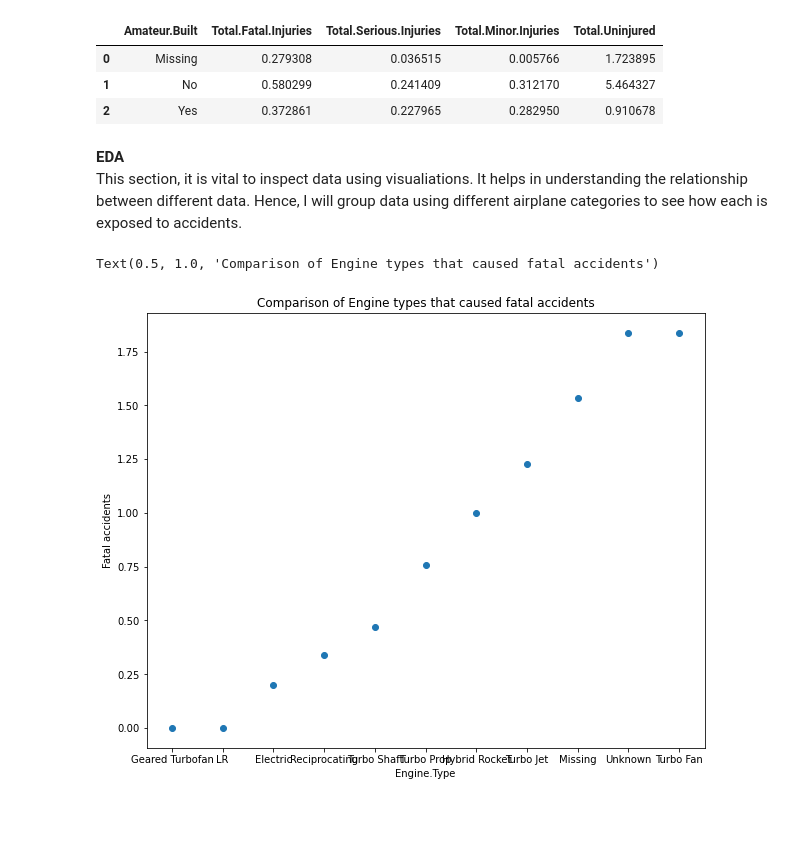
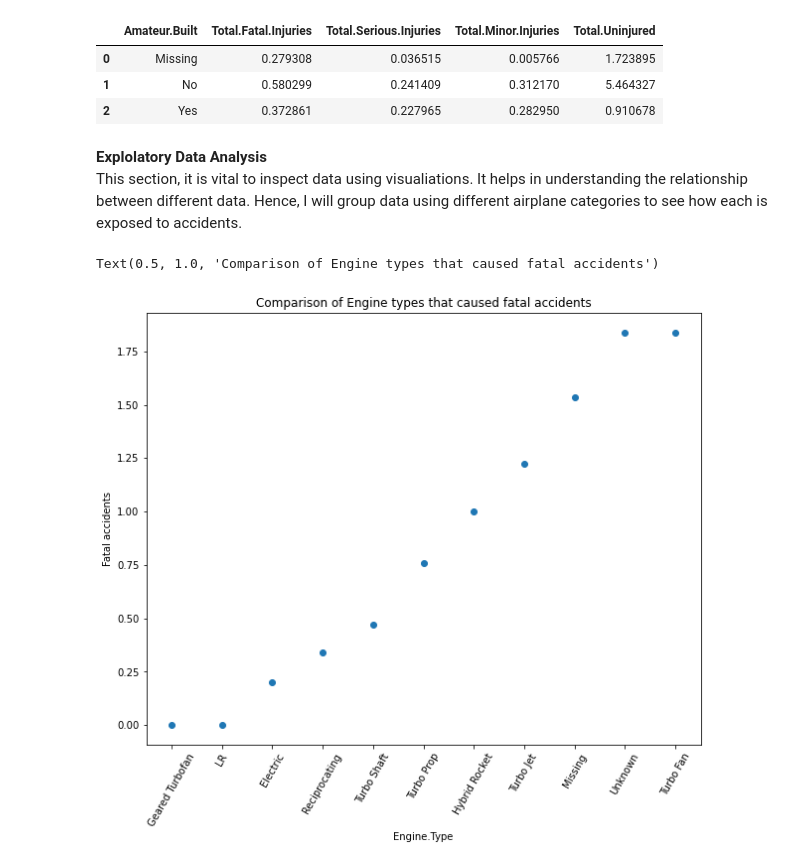
Before and after one commit to Eugene-Asengi/dsc-phase-1-project-v3, a Jupyter notebook: student.ipynb, the cells around one changed output. Saved outputs shown, nothing was run; the diff lists cells and outputs as text; code cells hidden in the pictures; blank space fills up the shorter version.

```diff
--- a/student.ipynb
+++ b/student.ipynb
@@ -465,20 +465,21 @@ df
 | 1 | No | 0.580299 | 0.241409 | 0.312170 | 5.464327 |
 | 2 | Yes | 0.372861 | 0.227965 | 0.282950 | 0.910678 |
 # %% [markdown]
-**EDA**
+**Explolatory Data Analysis**
 This section, it is vital to inspect data using visualiations. It helps in understanding the relationship between different data. Hence, I will group data using different airplane categories to see how each is exposed to accidents.
 # %%
 # Plotting a scatterplot to compare which Engine types caused the highest number of fatal accidents.
 engine_type = ['Geared Turbofan','LR','Electric','Reciprocating','Turbo Shaft','Turbo Prop','Hybrid Rocket','Turbo Jet','Missing','Unknown','Turbo Fan']
 mean = [0.,0,0.2,0.340026,0.469659,0.757299,1,1.226174,1.534677,1.837232,1.837969]
 fig, ax = plt.subplots(figsize=(10,8))
 ax.scatter(engine_type, mean)
+plt.xticks(Rotation=60)
 ax.set_xlabel('Engine.Type')
 ax.set_ylabel('Fatal accidents')
 ax.set_title('Comparison of Engine types that caused fatal accidents')
 # %% [output]
 Text(0.5, 1.0, 'Comparison of Engine types that caused fatal accidents')
-[figure, old version]
+[figure, new version]
 # %%
 # Plotting a bar graph to compare which Engine types caused the highest number of fatal accidents.
 engine_type = ['Geared Turbofan','LR','Electric','Reciprocating','Turbo Shaft','Turbo Prop','Hybrid Rocket','Turbo Jet','Missing','Unknown','Turbo Fan']
```
Also changed, not shown: parts of 2 cells of this notebook.
